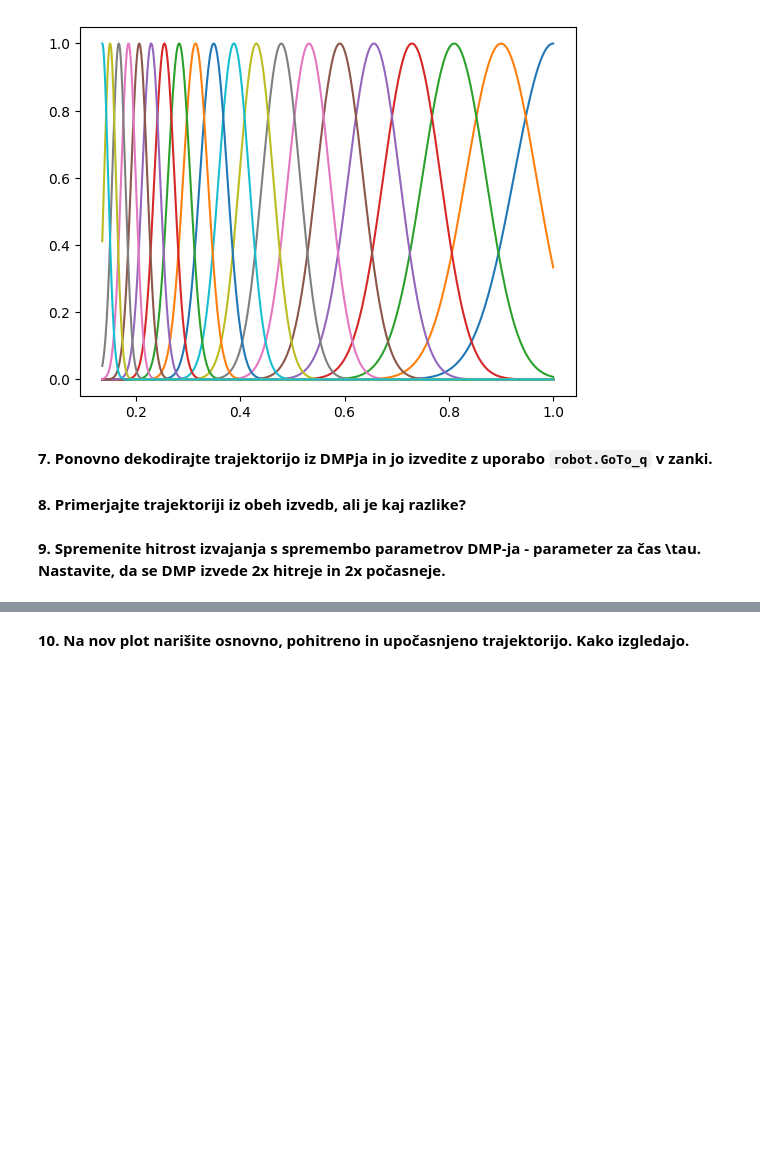
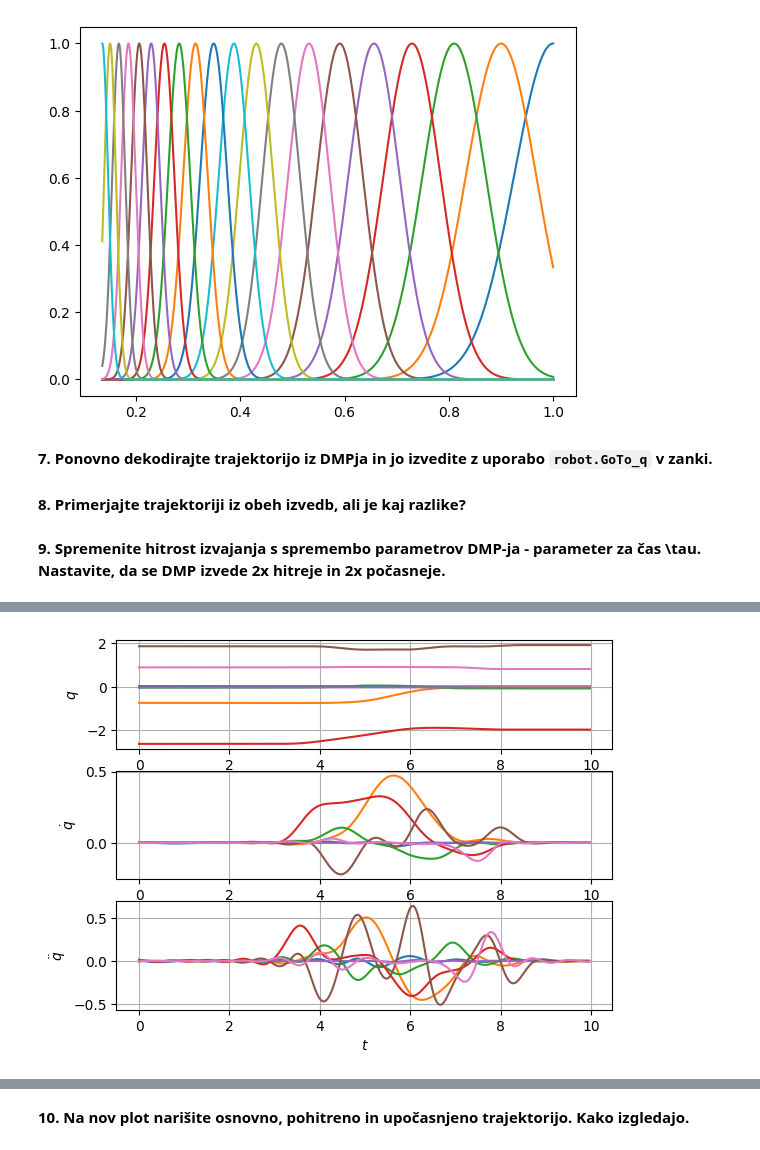
Before and after one commit to Karel122/hri, a Jupyter notebook: vaje_ws/Vaje/Druga vaja.ipynb, the cells around one changed output, grey strips where cells are left out. Saved outputs shown, nothing was run; the diff lists cells and outputs as text; code cells hidden in the pictures; blank space fills up the shorter version.

```diff
--- a/vaje_ws/Vaje/Druga vaja.ipynb
+++ b/vaje_ws/Vaje/Druga vaja.ipynb
@@ -256,0 +292,7 @@ plt.show()
+# %%
+d_slow = DMP(qt.copy(),np.squeeze(tt.copy()),vel_data=dqt.copy(),num_weights=25)
+d_slow.tau = d_slow.tau*2
+trj_dec_slow,t_dec_slow=d_slow.decode()
+plotjtraj(qt=trj_dec_slow, t=t_dec_slow);
+# %% [output]
+[figure, added]
```
Also changed, not shown: parts of 27 cells of this notebook, 44 other files.
